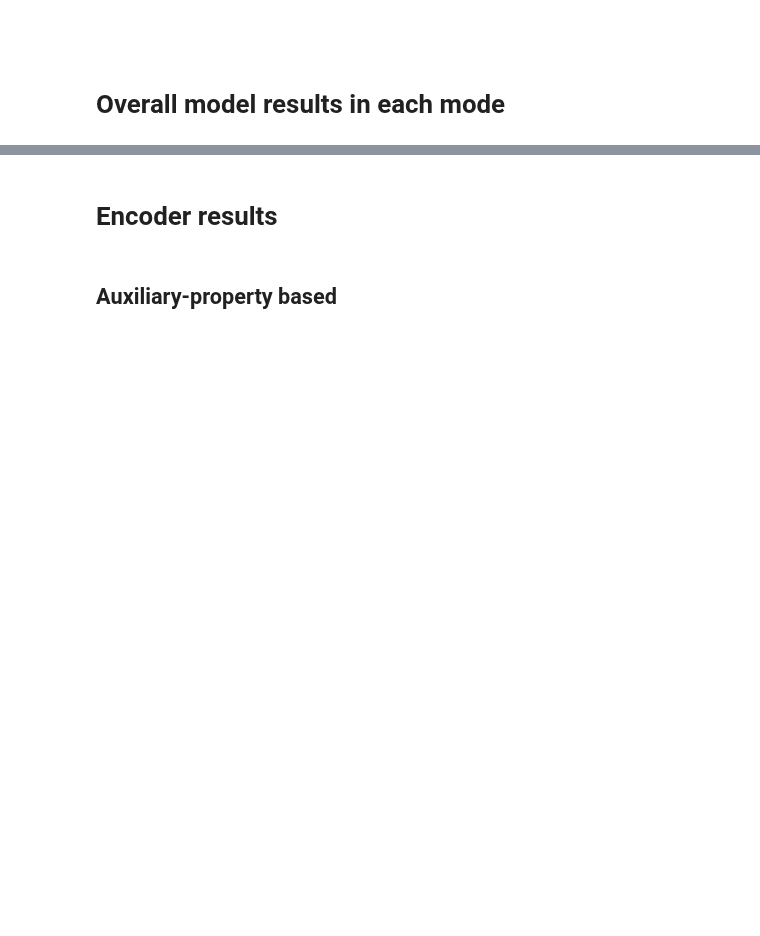
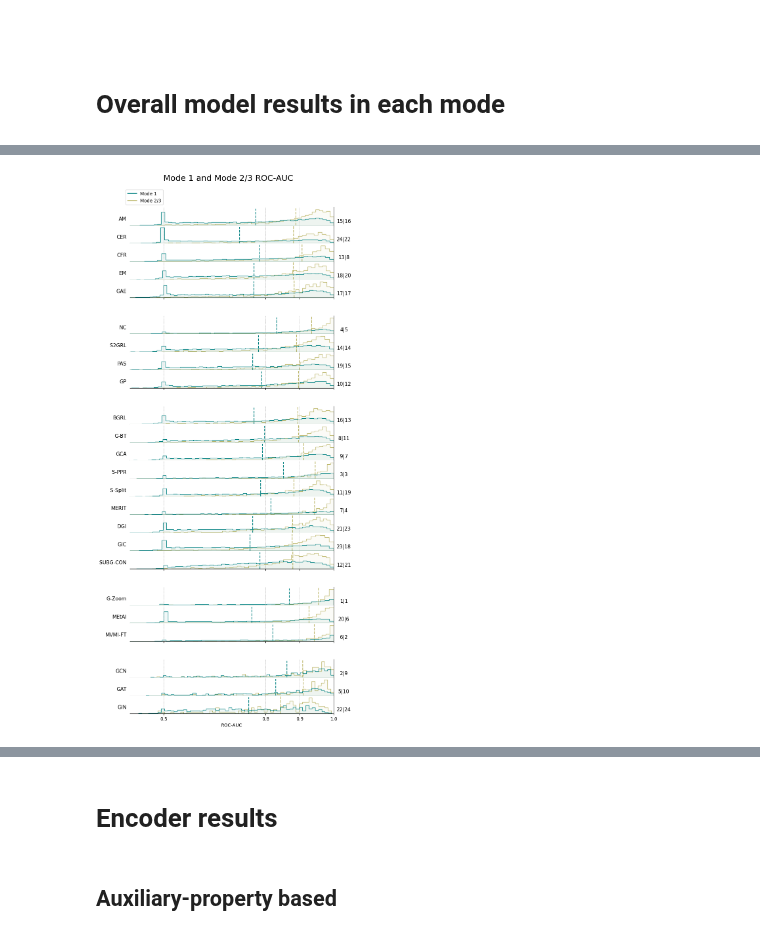
Before and after one commit to ITU-Thesis/graphworld, a Jupyter notebook: evaluation/global_analysis.ipynb, the cells around one changed output, grey strips where cells are left out. Cells and saved outputs as stored; diff of their text form; code cells hidden in the pictures; blank space fills up the shorter version.

```diff
--- a/evaluation/global_analysis.ipynb
+++ b/evaluation/global_analysis.ipynb
@@ -40,14 +59,2 @@ concatenating
 # %% [markdown]
 # Overall model results in each mode
-# %%
-
-grps_ssl = df_ssl.groupby(['SSL_model', 'Experiment'])
-grps_baseline = df_baseline.groupby(['Baseline_model', 'Experiment'])
-data_points = []
-for (model, experiment), v in pd.concat([df_ssl.groupby(['SSL_model', 'Experiment']), df_baseline.groupby(['Baseline_model', 'Experiment'])]):
-    data = v[TEST_METRIC]
-    data_points += [data.values]
-
-# for (model, experiment), v in grps_baseline:
-#     data = v[TEST_METRIC]
-#     data_points += [data.values]
@@ -99,0 +141,76 @@ baseline_dotted_separator_y = (max([y for (_, y) in b]) - max([y for (_, y) in a
+# %%
+df = all_models_df.sample(150_000)
+color_palette = { 'Mode 1': 'darkkhaki', 'Mode 2/3': 'teal' }
+
+models_with_positions = GENERATION_ALL + AUXILIARY_ALL + CONTRAST_ALL + HYBRID_ALL + BASELINES
+bins = np.linspace(0.45, 1.0, num=80)
+n_rows = len(models_with_positions) + 4
+
+fig = plt.figure(figsize=(8, 20))
+outer = gridspec.GridSpec(nrows=n_rows, ncols=1, hspace=0.002)
+color_map = { 'Mode 1': 'teal', 'Mode 2/3': 'darkkhaki' }
+
+legend_elements = [
+    Line2D([0], [0], color=color_map['Mode 1'], lw=2, label='Mode 1'),
+    Line2D([0], [0], color=color_map['Mode 2/3'], lw=2, label='Mode 2/3')
+]
+fig.legend(handles=legend_elements, loc='upper left', bbox_to_anchor=(0.1, 0.91))
+fig.suptitle('Mode 1 and Mode 2/3 ROC-AUC', fontsize=18, y=0.93)
+
+
+cur_idx = -1
+axes = []
+for models_in_category in [GENERATION_ALL, AUXILIARY_ALL, CONTRAST_ALL, HYBRID_ALL, BASELINES]:
+    cur_idx += 1
+    for model_idx, model in enumerate(models_in_category):
+        ax = plt.Subplot(fig, outer[cur_idx])
+        axes += [ax]
+        model_data = df[df['Model'] == model]
+        sns.histplot(model_data, x=TEST_METRIC, hue='Experiment',
+                     stat='percent', common_norm=False,
+                     element='step', fill=True,
+                     alpha=0.05, bins=60,
+                     palette=color_map,
+                     ax=ax)
+
+        means = model_data.groupby('Experiment')[TEST_METRIC].mean()
+        maxs = model_data.groupby('Experiment')[TEST_METRIC].max()
+
+        ax.plot([means.loc['Mode 1']] * 2, [0, ax.get_ylim()[1]], color=color_map['Mode 1'], linestyle='--', zorder=0)
+        ax.plot([means.loc['Mode 2/3']] * 2, [0, ax.get_ylim()[1]], color=color_map['Mode 2/3'], linestyle='--', zorder=0)
+
+
+        ylabel = ax.set_ylabel(model)
+        ylabel = ax.set_ylabel(model_abbreviations[model], rotation=0, size=11, ha='right')
+        ylabel.set_position((-.1, 0.2))
+
+        # Add rank information
+        mode1_rank = model_data.iloc[0]['Mode 1 rank']
+        mode23_rank = model_data.iloc[0]['Mode 2/3 rank']
+        rank_text = f"{mode1_rank}|{mode23_rank}"
+        ax.annotate(rank_text, xy=(1.05, 0.2), xycoords="axes fraction", fontsize=11, ha='center', va='center')
+
+
+        ax.get_legend().remove()
+        ax.yaxis.set_ticks([])
+        ax.yaxis.set_ticklabels([])
+        ax.spines['top'].set_visible(False)
+        ax.spines['right'].set_visible(True)
+        ax.spines['left'].set_visible(False)
+        ax.xaxis.grid(True, linestyle='--', linewidth=0.5)
+        ax.set_xlim([0.4, 1.0])
+        axes[-1].set_xticks([0.5, 0.8, 0.9, 1])
+        cur_idx += 1
+
+        if cur_idx < n_rows:
+            ax.set_xlabel('')
+            ax.set_xticklabels([])
+
+        fig.add_subplot(ax)
+
+
+axes[-1].set_xlabel('ROC-AUC')
+# axes[0].annotate('Mode 1 rank | Mode 2/3 rank', xy=(1.05, 0.2), xytext=(1.02, 1.8), ha='left',
+#                  va='center', fontsize=11, arrowprops=dict(facecolor='black', shrink=0.05), clip_on=False)
+# axes[0].annotate('Mode 1 rank | Mode 2/3 rank', xy=(1.07, 1.9), xycoords="axes fraction", fontsize=13, ha='center', va='center')
+# %% [output]
@@ -99,0 +218 @@ baseline_dotted_separator_y = (max([y for (_, y) in b]) - max([y for (_, y) in a
+[figure, added]
```
Also changed, not shown: parts of 12 cells of this notebook, 2 other files.
